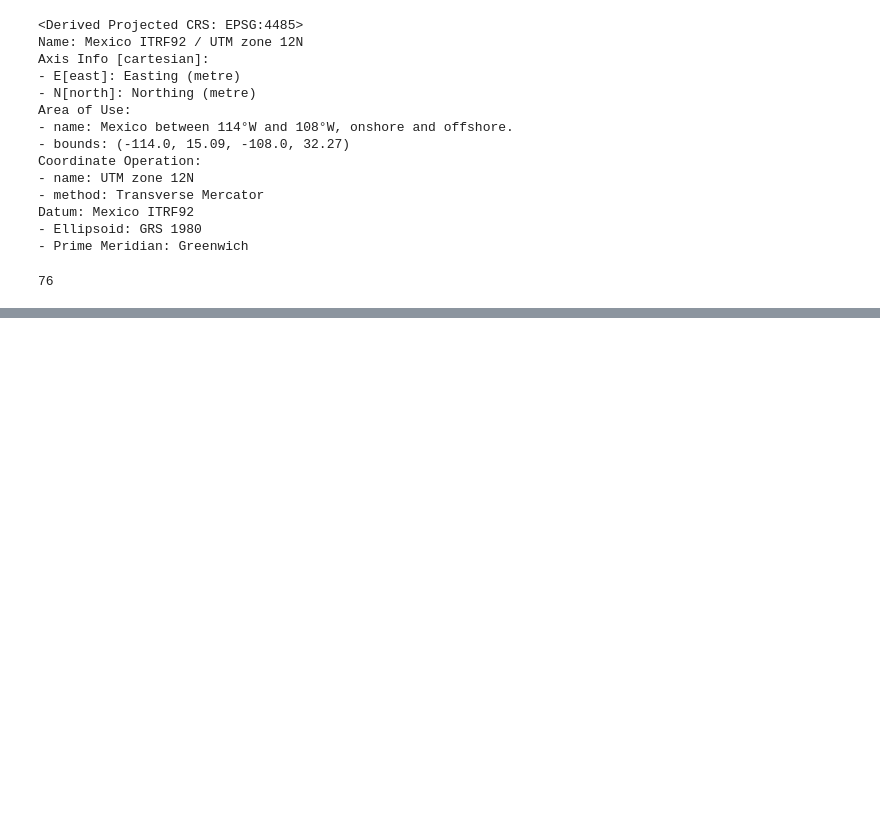
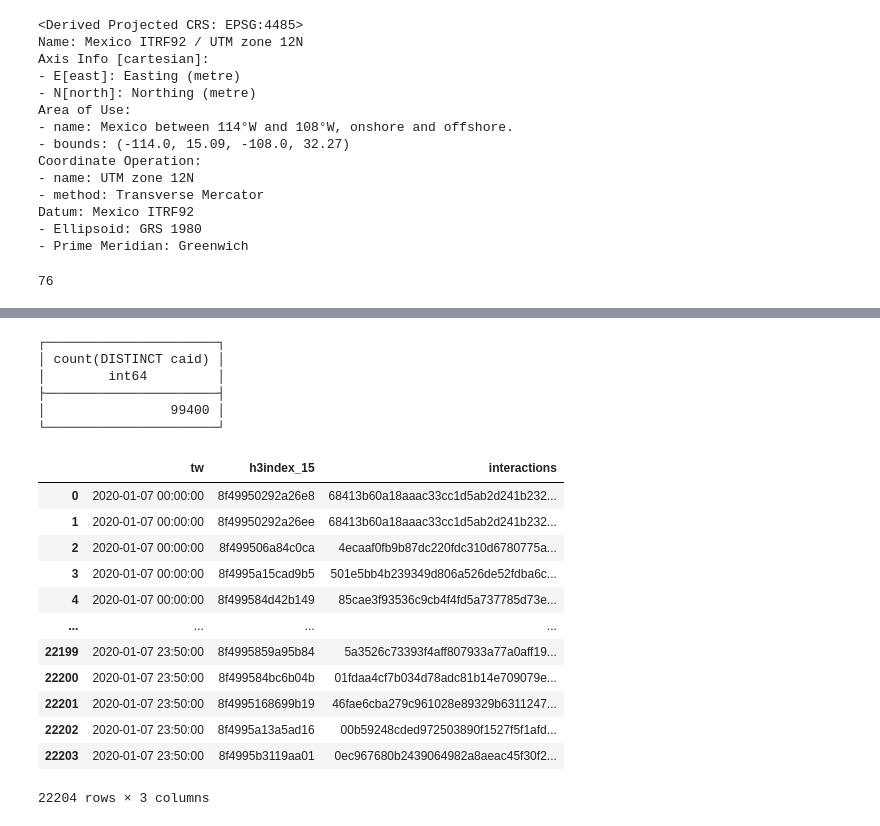
Before and after one commit to hemora/epiteam-network-etl-functions, a Jupyter notebook: notebooks/TotalPingsInZVM.ipynb, the cells around one changed output, grey strips where cells are left out. Drawn from its saved outputs; the diff is of its cells as text; code cells hidden in the pictures; blank space fills up the shorter version.

Commit message:
added compute of net interactions

```diff
--- a/notebooks/TotalPingsInZVM.ipynb
+++ b/notebooks/TotalPingsInZVM.ipynb
@@ -17,6 +17,8 @@ import shapely.wkt
 
 import json
 
+from h3 import h3
+
 import matplotlib.pyplot as plt
 
 import os
@@ -26,4 +28,4 @@ from dotenv import load_dotenv
 import os
 load_dotenv()
 
-duck = duckdb.connect()
+duck = duckdb.connect("../temp/file.db")
@@ -230,0 +247,12 @@ pings_in_ZVM
+# %%
+duck.sql("""
+SELECT COUNT(DISTINCT caid)
+FROM pings_base
+""")
+# %% [output]
+┌──────────────────────┐
+│ count(DISTINCT caid) │
+│        int64         │
+├──────────────────────┤
+│                99400 │
+└──────────────────────┘
@@ -230,0 +271,27 @@ pings_in_ZVM
+# %%
+net_interactions = duck.sql("""
+SELECT DISTINCT
+    tw, h3index_15
+    , CONCAT(LEAST(a_caid, b_caid), '-', GREATEST(a_caid, b_caid)) AS interactions
+FROM read_parquet('../temp/interactions_table.parquet')
+ORDER BY 1 ASC
+""").df()
+# %%
+import pandas as pd
+pd.set_option('display.max_colwidth', None)
+# %%
+net_interactions
+# %% [output]
+|  | tw | h3index_15 | interactions |
+| 0 | 2020-01-07 00:00:00 | 8f49950292a26e8 | 68413b60a18aaac33cc1d5ab2d241b232... |
+| 1 | 2020-01-07 00:00:00 | 8f49950292a26ee | 68413b60a18aaac33cc1d5ab2d241b232... |
+| 2 | 2020-01-07 00:00:00 | 8f499506a84c0ca | 4ecaaf0fb9b87dc220fdc310d6780775a... |
+| 3 | 2020-01-07 00:00:00 | 8f4995a15cad9b5 | 501e5bb4b239349d806a526de52fdba6c... |
+| 4 | 2020-01-07 00:00:00 | 8f499584d42b149 | 85cae3f93536c9cb4f4fd5a737785d73e... |
+| ... | ... | ... | ... |
+| 22199 | 2020-01-07 23:50:00 | 8f4995859a95b84 | 5a3526c73393f4aff807933a77a0aff19... |
+| 22200 | 2020-01-07 23:50:00 | 8f499584bc6b04b | 01fdaa4cf7b034d78adc81b14e709079e... |
+| 22201 | 2020-01-07 23:50:00 | 8f4995168699b19 | 46fae6cba279c961028e89329b6311247... |
+| 22202 | 2020-01-07 23:50:00 | 8f4995a13a5ad16 | 00b59248cded972503890f1527f5f1afd... |
+| 22203 | 2020-01-07 23:50:00 | 8f4995b3119aa01 | 0ec967680b2439064982a8aeac45f30f2... |
+22204 rows × 3 columns
```
Also changed, not shown: parts of 9 cells of this notebook.
